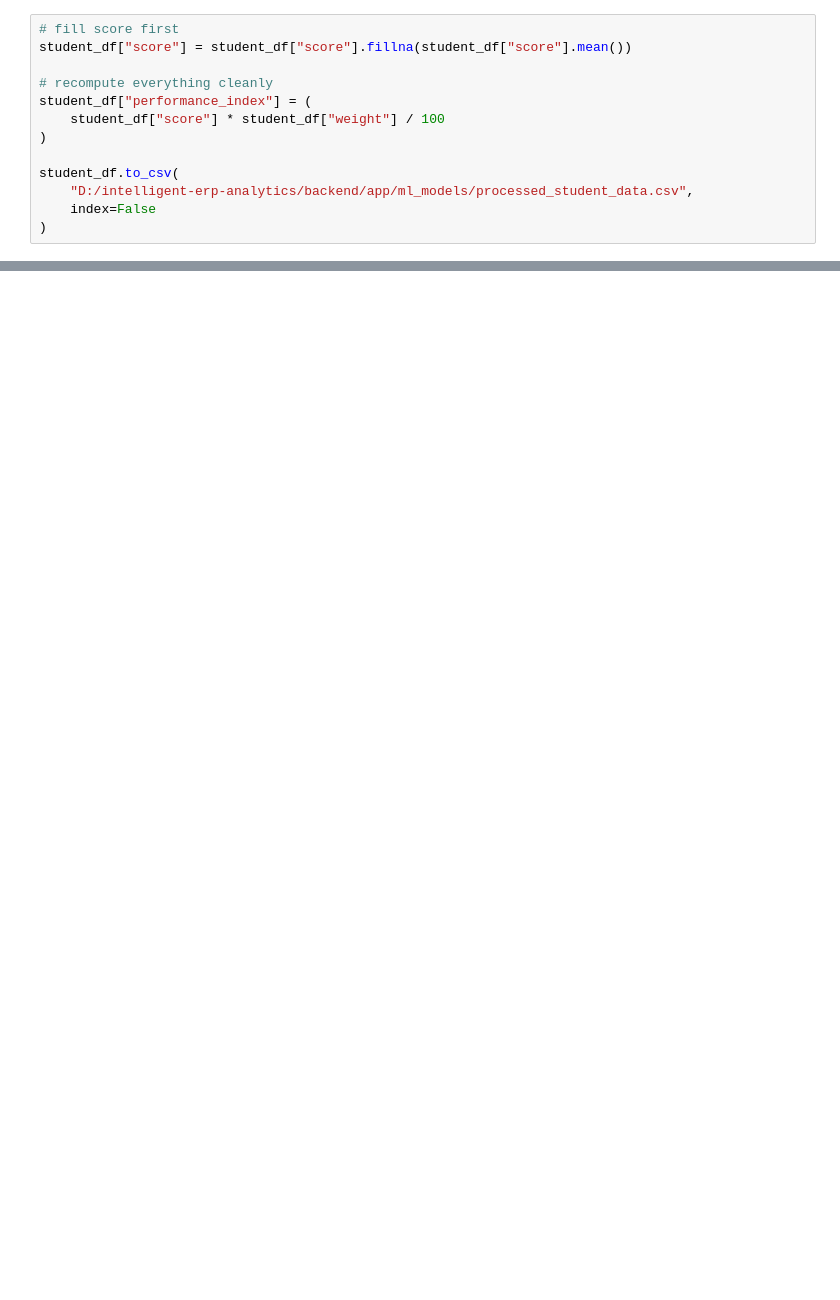
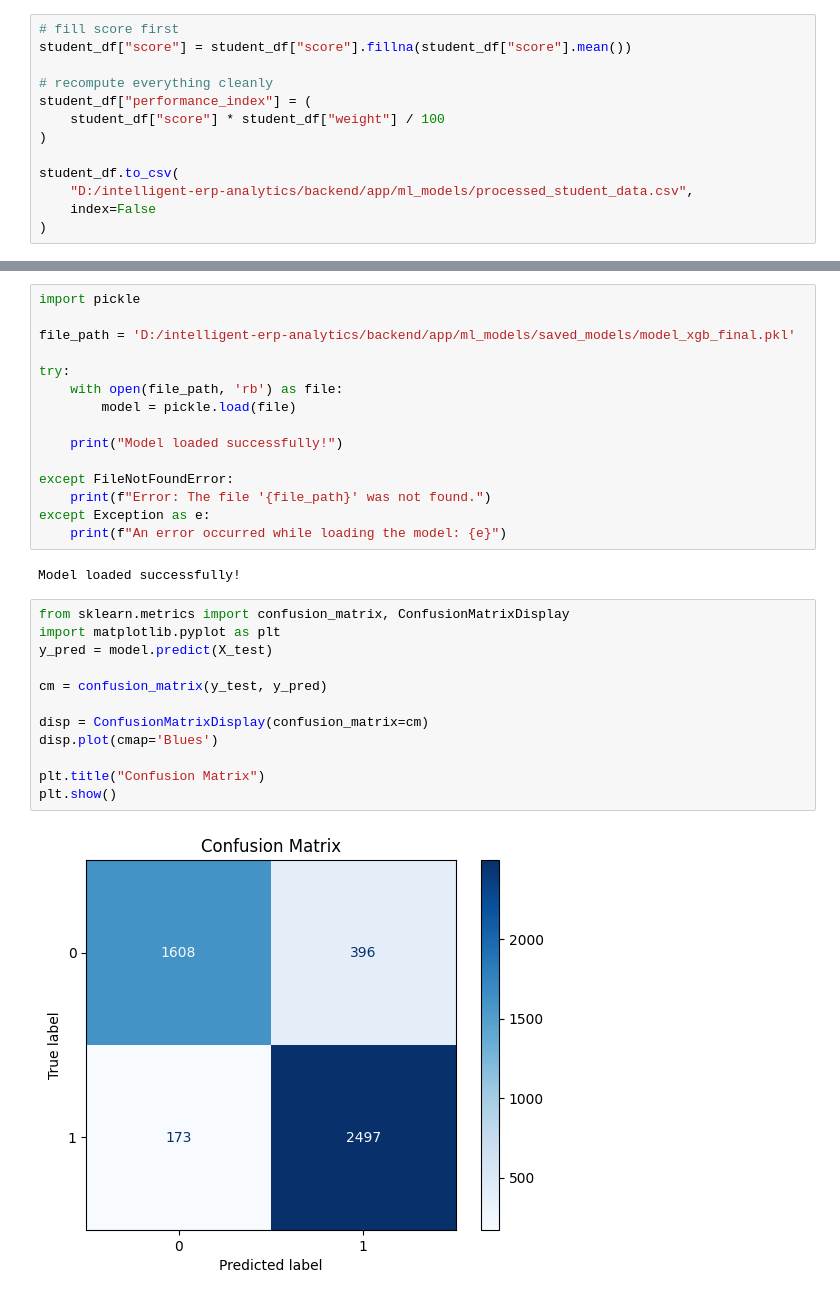
Before and after one commit to inafees14/intelligent-erp-analytics, a Jupyter notebook: backend/app/ml_models/train.ipynb, the cells around one changed output, grey strips where cells are left out. Cells and saved outputs as stored; diff of their text form; blank space fills up the shorter version.

```diff
--- a/backend/app/ml_models/train.ipynb
+++ b/backend/app/ml_models/train.ipynb
@@ -321,0 +652,31 @@ plt.show()
+# %%
+import pickle
+
+file_path = 'D:/intelligent-erp-analytics/backend/app/ml_models/saved_models/model_xgb_final.pkl'
+
+try:
+    with open(file_path, 'rb') as file:
+        model = pickle.load(file)
+
+    print("Model loaded successfully!")
+
+except FileNotFoundError:
+    print(f"Error: The file '{file_path}' was not found.")
+except Exception as e:
+    print(f"An error occurred while loading the model: {e}")
+# %% [output]
+Model loaded successfully!
+# %%
+from sklearn.metrics import confusion_matrix, ConfusionMatrixDisplay
+import matplotlib.pyplot as plt
+y_pred = model.predict(X_test)
+
+cm = confusion_matrix(y_test, y_pred)
+
+disp = ConfusionMatrixDisplay(confusion_matrix=cm)
+disp.plot(cmap='Blues')
+
+plt.title("Confusion Matrix")
+plt.show()
+# %% [output]
+[figure, added]
```
Also changed, not shown: parts of 15 cells of this notebook, 1 other file.
